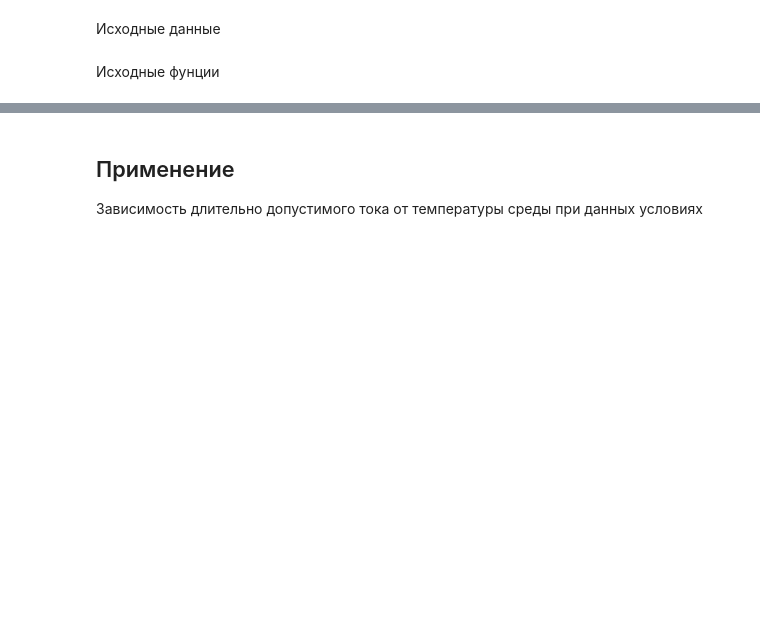
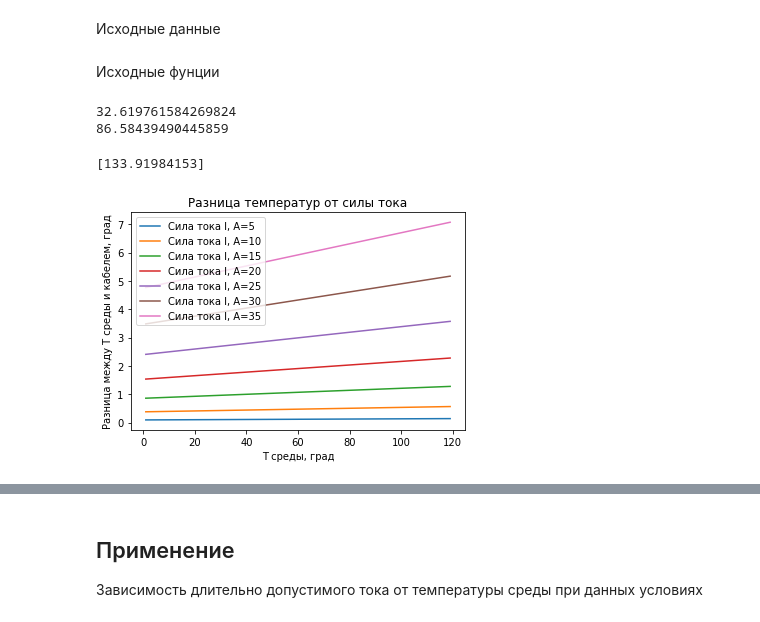
Before and after one commit to unifloc/unifloc_py, a Jupyter notebook: uTemperature/Расчет кабеля.ipynb, the cells around one changed output, grey strips where cells are left out. Drawn from its saved outputs; the diff is of its cells as text; code cells hidden in the pictures; blank space fills up the shorter version.

```diff
--- a/uTemperature/Расчет кабеля.ipynb
+++ b/uTemperature/Расчет кабеля.ipynb
@@ -53,7 +58,7 @@ def rt(R,t,alpha):
     result=R*(1+alpha*(t-20))
     return result
 
-def i(t,t_env,s_c,s_env,rt):
+def calc_i(t,t_env,s_c,s_env,rt):
     #длительно допустимый ток I, A
     result=((t-t_env)*10**5/3/(s_c+s_env)/rt)**(1/2)
     return result
@@ -63,0 +94,7 @@ def tmax(s_c,s_env,rt,i,t):
+# %%
+delta0=10
+print(s_c_val)
+print(s_env_val)
+# %% [output]
+32.619761584269824
+86.58439490445859
@@ -63,0 +122,42 @@ def tmax(s_c,s_env,rt,i,t):
+# %%
+#print(data_temp.temp_cable_c)
+print(calc_all(60,112))
+# %% [output]
+[133.91984153]
+# %%
+a=30
+x=[]
+y=[]
+s_c_val=s_c(sigmai,d1,Ds,d)
+s_env_val=s_env(D,Dtr,sigma_water=sigma_water,sigma_oil=sigma_oil)
+for k in range(121):
+    x.append(k)
+
+#x=np.asarray(x)
+x=np.arange(1,120)
+i_val=x*0+20
+
+y=calc_all(x,i_val)
+delta_t=y-x
+leg=[]
+#plt.plot(x,y,label='Температура кабеля от температуры среды при токе I='+str(i))
+for k in range(5,40,5):
+    i_val=x*0+k
+    legg='Сила тока I, A='+str(k)
+    leg.append(legg)
+    y=calc_all(x,i_val)
+    delta_t=y-x
+    plt.plot(x,delta_t)
+
+leg=tuple(leg)
+plt.legend(leg)
+
+
+plt.xlabel('T среды, град')
+plt.ylabel('Разница между T среды и кабелем, град')
+#plt.label()
+plt.title('Разница температур от силы тока')
+plt.show()
+#print(y)
+# %% [output]
+[figure, added]
```
Also changed, not shown: parts of 11 cells of this notebook, 3 other files.
